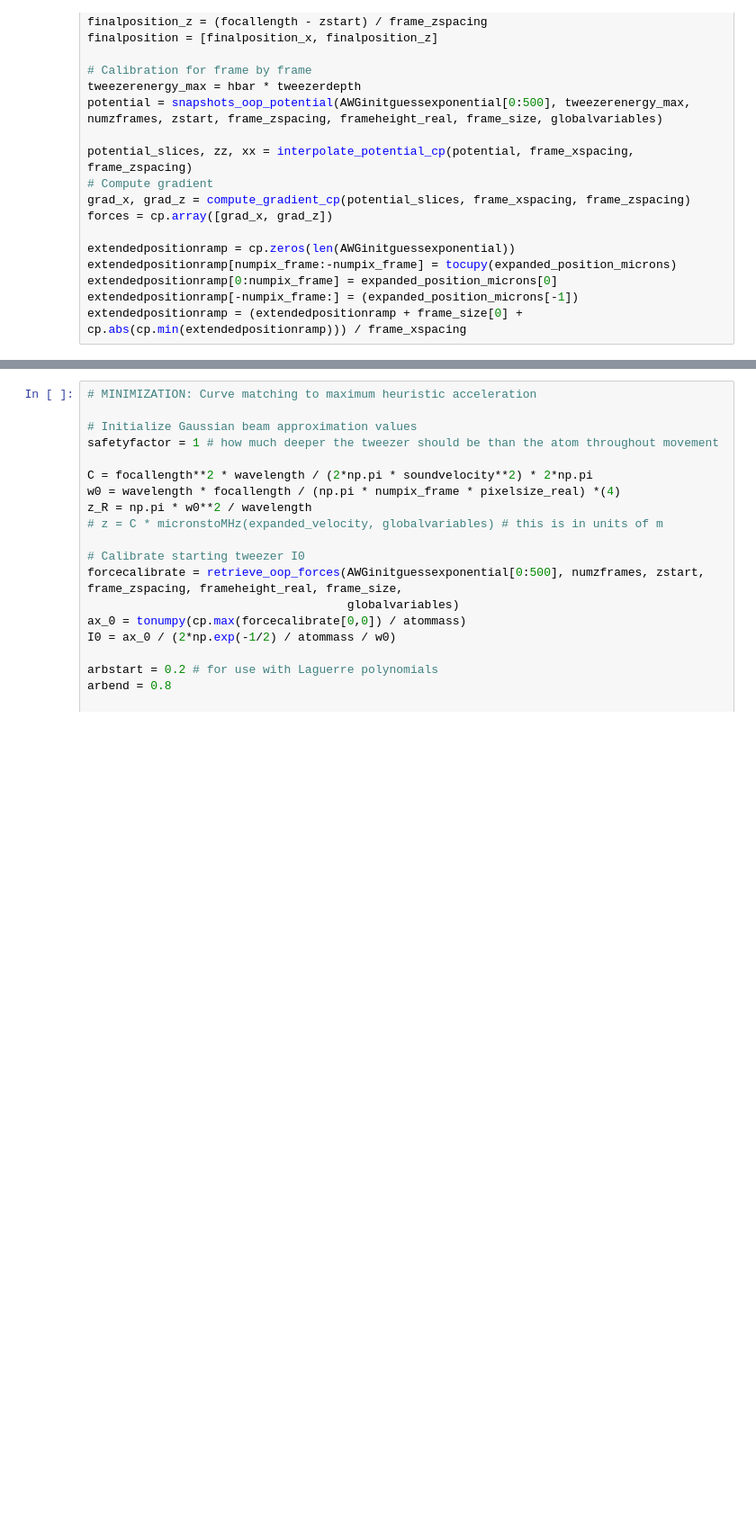
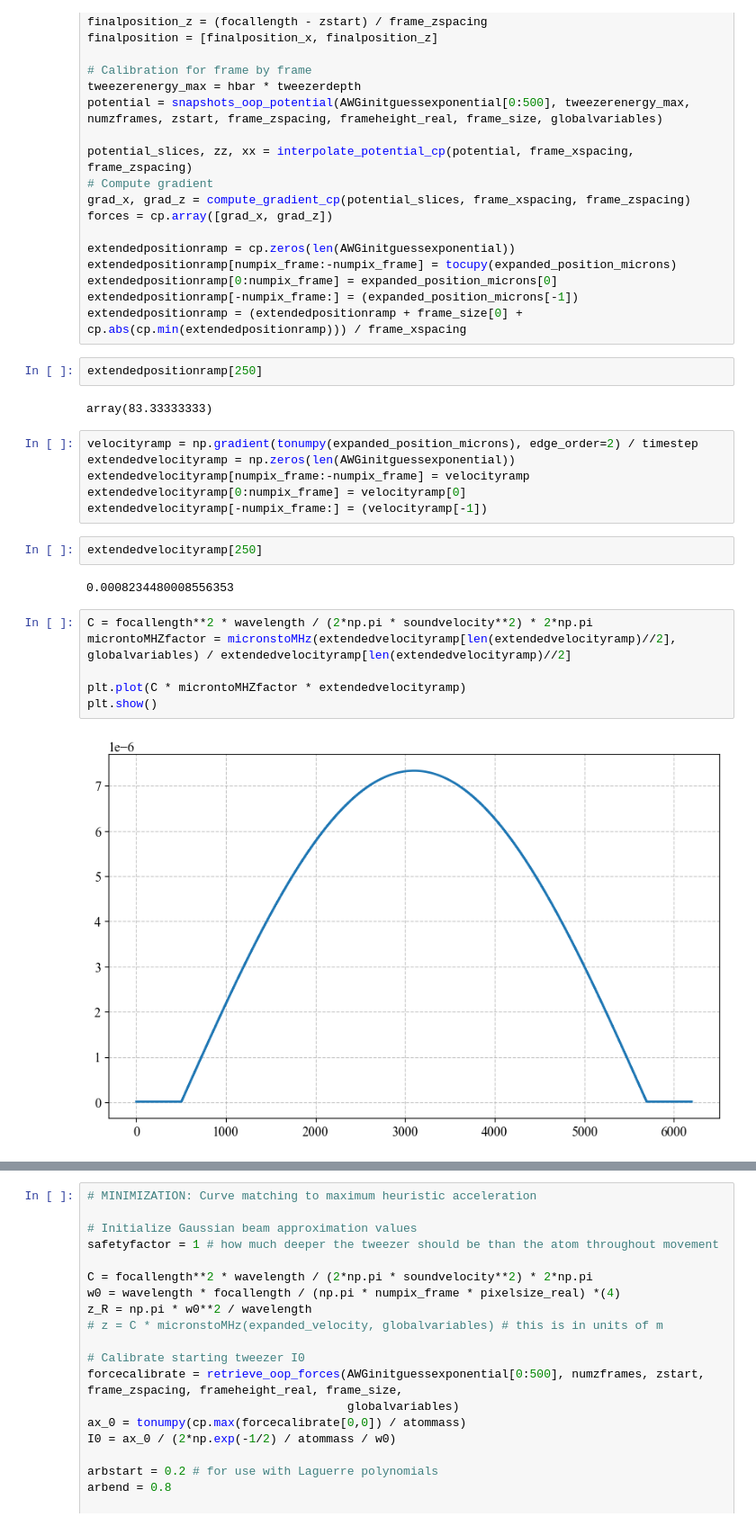
Before and after one commit to nsong03/Ultracold-Research, a Jupyter notebook: TweezerOptimization/AWGwaveformopt_outofplane.ipynb, the cells around one changed output, grey strips where cells are left out. Shown at 90% size. Saved outputs shown, nothing was run; the diff lists cells and outputs as text; blank space fills up the shorter version.

```diff
--- a/TweezerOptimization/AWGwaveformopt_outofplane.ipynb
+++ b/TweezerOptimization/AWGwaveformopt_outofplane.ipynb
@@ -189,6 +189,28 @@ extendedpositionramp[numpix_frame:-numpix_frame] = tocupy(expanded_position_micr
 extendedpositionramp[0:numpix_frame] = expanded_position_microns[0]
 extendedpositionramp[-numpix_frame:] = (expanded_position_microns[-1])
 extendedpositionramp = (extendedpositionramp + frame_size[0] + cp.abs(cp.min(extendedpositionramp))) / frame_xspacing
+# %%
+extendedpositionramp[250]
+# %% [output]
+array(83.33333333)
+# %%
+velocityramp = np.gradient(tonumpy(expanded_position_microns), edge_order=2) / timestep
+extendedvelocityramp = np.zeros(len(AWGinitguessexponential))
+extendedvelocityramp[numpix_frame:-numpix_frame] = velocityramp
+extendedvelocityramp[0:numpix_frame] = velocityramp[0]
+extendedvelocityramp[-numpix_frame:] = (velocityramp[-1])
+# %%
+extendedvelocityramp[250]
+# %% [output]
+0.0008234480008556353
+# %%
+C = focallength**2 * wavelength / (2*np.pi * soundvelocity**2) * 2*np.pi
+microntoMHZfactor = micronstoMHz(extendedvelocityramp[len(extendedvelocityramp)//2], globalvariables) / extendedvelocityramp[len(extendedvelocityramp)//2]
+
+plt.plot(C * microntoMHZfactor * extendedvelocityramp)
+plt.show()
+# %% [output]
+[figure, added]
 # %%
 from scipy.ndimage import gaussian_filter
 from skimage.feature import peak_local_max
```
Also changed, not shown: parts of 7 cells of this notebook, 8 other files.
